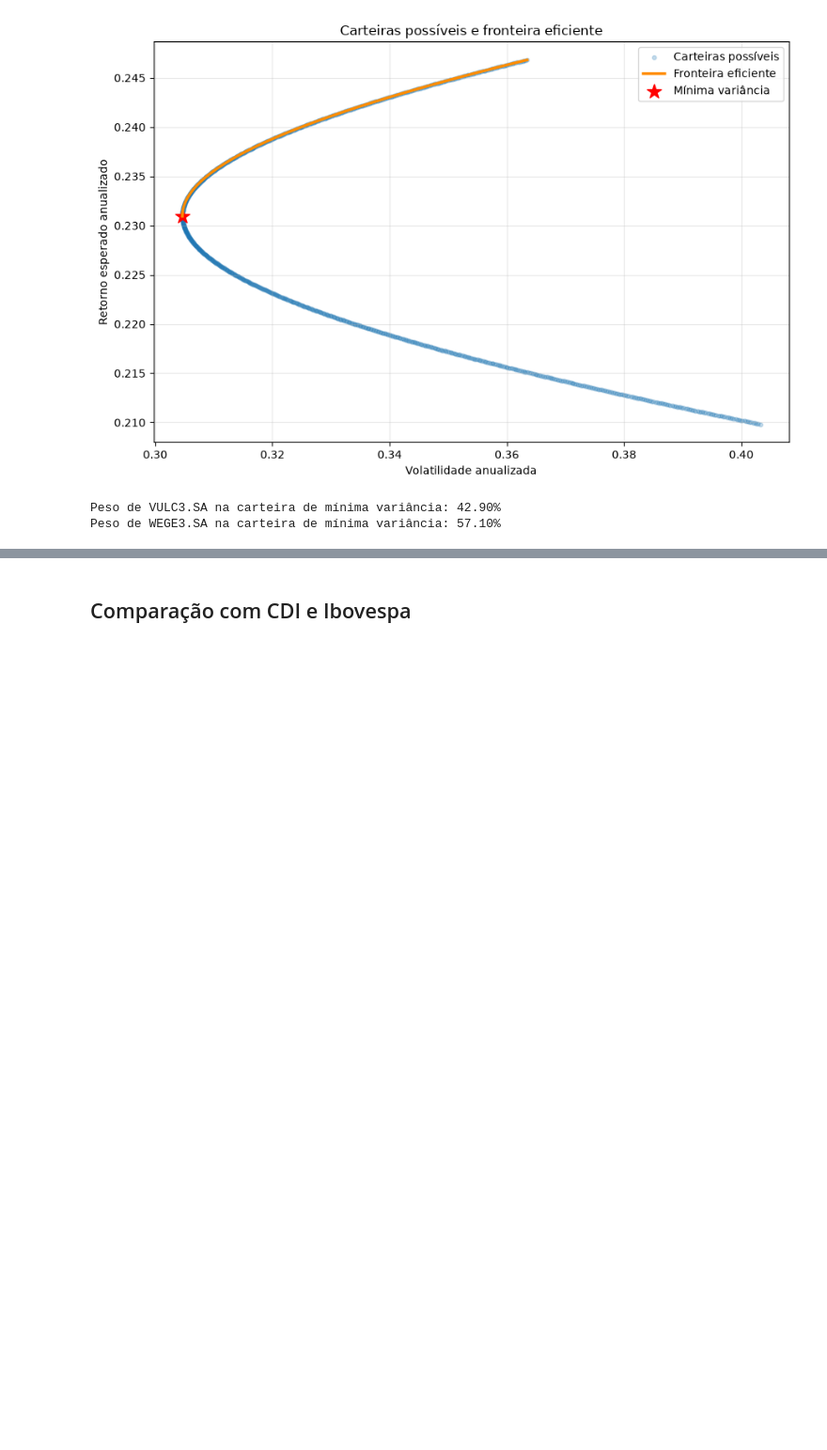
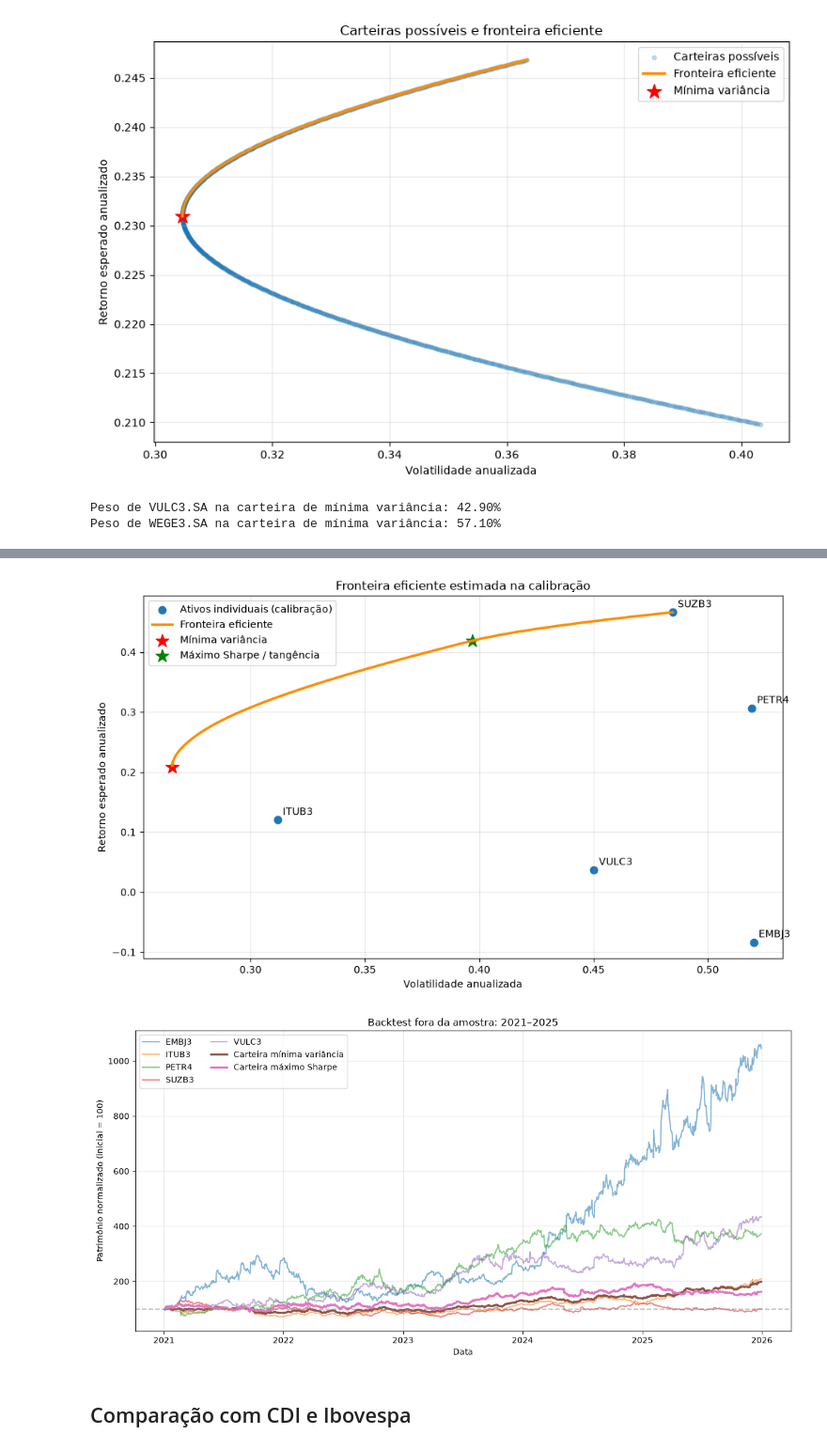
Before and after one commit to MatheusBorgesBS/Projeto-financeiro-elias, a Jupyter notebook: test.ipynb, the cells around one changed output, grey strips where cells are left out. Shown at 94% size. Drawn from its saved outputs; the diff is of its cells as text; code cells hidden in the pictures; blank space fills up the shorter version.

```diff
--- a/test.ipynb
+++ b/test.ipynb
@@ -455,0 +484,14 @@ display(volume_financeiro_carteira.tail(252).mean().sort_values(ascending=False)
+# %%
+# Close, Adj Close e Volume nos quatro eventos reportados.
+eventos_suspeitos = {"VULC3.SA": ["2004-10-25", "2007-02-07"], "SUZB3.SA": ["2007-01-18", "2007-05-08"]}
+for ativo, datas in eventos_suspeitos.items():
+    for data_evento in datas:
+        inicio = (pd.Timestamp(data_evento) - pd.Timedelta(days=4)).strftime("%Y-%m-%d")
+        fim = (pd.Timestamp(data_evento) + pd.Timedelta(days=4)).strftime("%Y-%m-%d")
+        print(f"\n{ativo} — evento reportado em {data_evento}")
+        janela = pd.DataFrame({"Close": precos_fechamento[ativo], "Adj Close": precos_ajustados[ativo],
+                               "Volume": volumes_carteira[ativo], "Retorno Adj Close": retornos_diarios_todos[ativo]}).loc[inicio:fim]
+        display(janela)
+print("\nMaiores retornos absolutos da calibração (diagnóstico, sem exclusão):")
+for ativo in ativos:
+    display(retornos_calibracao[ativo].abs().nlargest(8).rename(ativo))
@@ -536,8 +726,8 @@ resumo_carteira("Carteira de máximo Sharpe / tangência", pesos_max_sharpe)
 # %%
-# Fronteira eficiente estimada na calibração; resultados aplicados fora da amostra em 2021–2026.
+# Fronteira eficiente estimada na calibração; resultados aplicados fora da amostra em 2021–2025.
 import matplotlib.pyplot as plt
 
-retornos_alvo = np.linspace(retornos_anuais_ativos.min(), retornos_anuais_ativos.max(), 60)
+retornos_alvo = np.linspace(retornos_anuais_ativos.min(), retornos_anuais_ativos.max(), 100)
 pontos_fronteira = []
 for retorno_alvo in retornos_alvo:
     restricoes = [
@@ -553,7 +743,8 @@ for retorno_alvo in retornos_alvo:
         options={"maxiter": 2000, "ftol": 1e-12},
     )
     if resultado.success:
-        pontos_fronteira.append((volatilidade_anualizada(resultado.x), retorno_alvo))
+        validar_pesos(resultado.x, "Ponto da fronteira")
+        pontos_fronteira.append((volatilidade_anualizada(resultado.x), float(resultado.x @ retornos_anuais_ativos.to_numpy())))
 
 fronteira = np.asarray(pontos_fronteira)
 risco_minimo = volatilidade_anualizada(pesos_min_variancia)
@@ -579,36 +770,41 @@ plt.scatter(risco_minimo, retorno_minimo, color="red", marker="*", s=180, label=
 plt.scatter(risco_sharpe, retorno_sharpe, color="green", marker="*", s=180, label="Máximo Sharpe / tangência")
 plt.xlabel("Volatilidade anualizada")
 plt.ylabel("Retorno esperado anualizado")
-plt.title("Fronteira eficiente: calibração 2000–2020")
+plt.title("Fronteira eficiente estimada na calibração")
 plt.grid(alpha=0.3)
 plt.legend()
 plt.tight_layout()
 plt.show()
 
-# Pesos definidos na calibração ficam congelados durante todo o teste.
+# Hipótese: rebalanceamento diário para manter pesos percentuais constantes.
+# Pesos são estimados uma vez na calibração e não são reotimizados no teste.
+# Comprar uma vez e manter quantidades fixas é uma estratégia diferente (ver limitações).
 retornos_carteiras_teste = pd.DataFrame(
     {
         "Carteira mínima variância": retornos_teste @ pesos_min_variancia,
         "Carteira máximo Sharpe": retornos_teste @ pesos_max_sharpe,
     },
     index=retornos_teste.index,
 )
 evolucao_teste_ativos = (1 + retornos_teste).cumprod() * 100
 evolucao_teste_carteiras = (1 + retornos_carteiras_teste).cumprod() * 100
 
 plt.figure(figsize=(12, 6))
 for ativo in ativos:
     plt.plot(evolucao_teste_ativos.index, evolucao_teste_ativos[ativo], alpha=0.55, label=ativo.replace(".SA", ""))
 for carteira in evolucao_teste_carteiras.columns:
     plt.plot(evolucao_teste_carteiras.index, evolucao_teste_carteiras[carteira], linewidth=2.5, label=carteira)
 plt.axhline(100, linestyle="--", color="gray", alpha=0.5)
-plt.title("Backtest fora da amostra: 2021–2026")
+plt.title("Backtest fora da amostra: 2021–2025")
 plt.xlabel("Data")
 plt.ylabel("Patrimônio normalizado (inicial = 100)")
 plt.grid(alpha=0.3)
 plt.legend(ncol=2)
 plt.tight_layout()
 plt.show()
+# %% [output]
+[figure, added]
+[figure, added]
 # %% [markdown]
 ## Comparação com CDI e Ibovespa
 # %%
```
Also changed, not shown: parts of 15 cells of this notebook.
